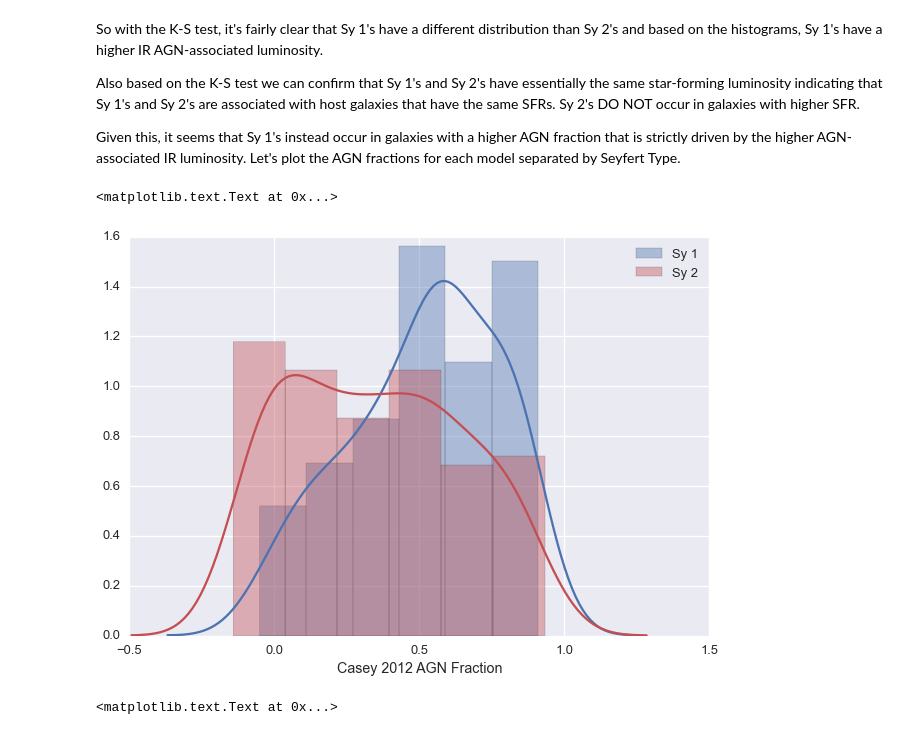
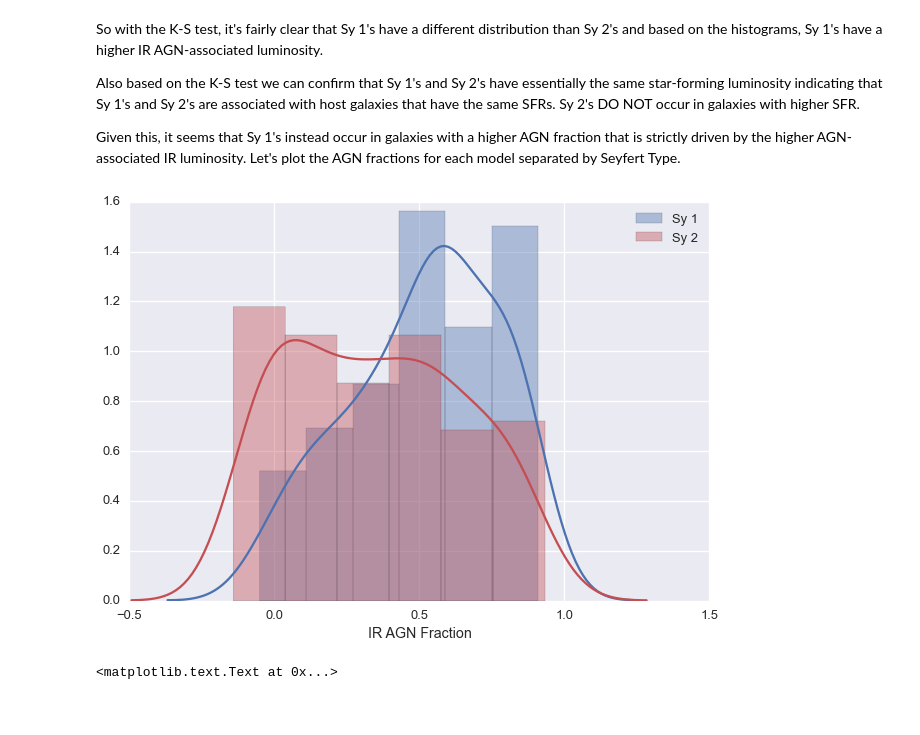
Before and after one commit to ttshimiz/bat-agn-sed-fitting, a Jupyter notebook: analysis/ipython_notebooks/compare-seyfert-types.ipynb, the cells around one changed output. Saved outputs shown, nothing was run; the diff lists cells and outputs as text; code cells hidden in the pictures.

```diff
--- a/analysis/ipython_notebooks/compare-seyfert-types.ipynb
+++ b/analysis/ipython_notebooks/compare-seyfert-types.ipynb
@@ -255,11 +255,11 @@ Given this, it seems that Sy 1's instead occur in galaxies with a higher AGN fra
 # %%
 sn.distplot(bat_casey.loc[(bat_casey['Sy_Type'] == 'Sy 1'), 'agn_frac'], color='b')
 sn.distplot(bat_casey.loc[(bat_casey['Sy_Type'] == 'Sy 2'), 'agn_frac'], color='r')
 plt.legend(['Sy 1', 'Sy 2'])
-plt.xlabel('Casey 2012 AGN Fraction')
+plt.xlabel('IR AGN Fraction')
+plt.savefig('/Users/ttshimiz/Dropbox/Research/Talks/CFA_Oct15/agn_frac_seyferts.pdf', bbox_inches='tight')
 # %% [output]
-<matplotlib.text.Text at 0x...>
-[figure, old version]
+[figure, new version]
 # %%
 sn.distplot(bat_decompir.loc[(bat_decompir['Sy_Type'] == 'Sy 1'), 'agn_frac'], color='b')
 sn.distplot(bat_decompir.loc[(bat_decompir['Sy_Type'] == 'Sy 2'), 'agn_frac'], color='r')
```
Also changed, not shown: parts of 22 cells of this notebook.
